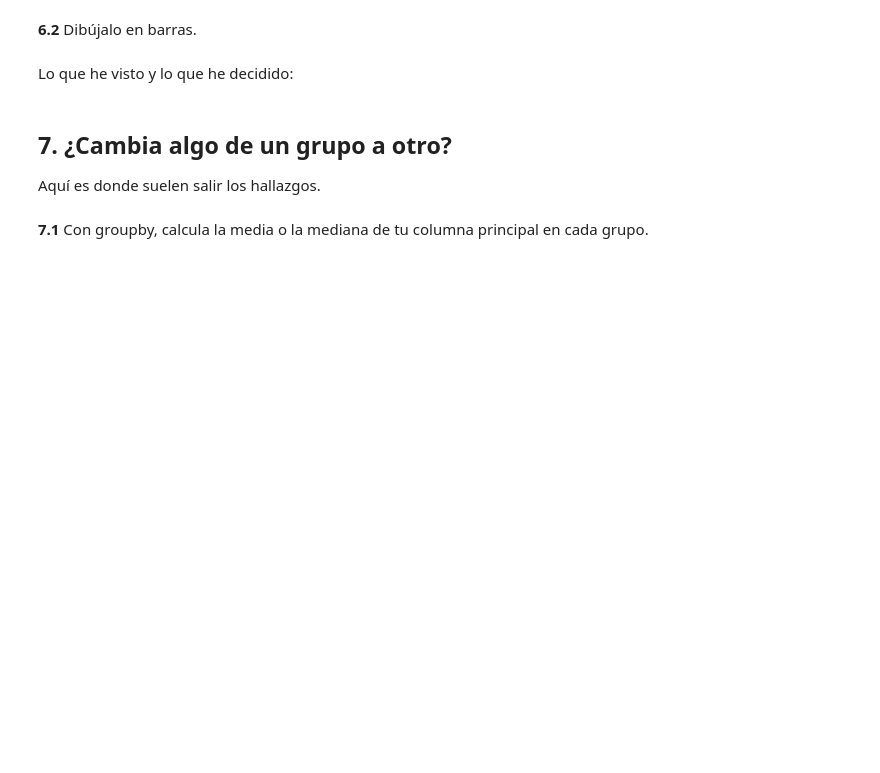
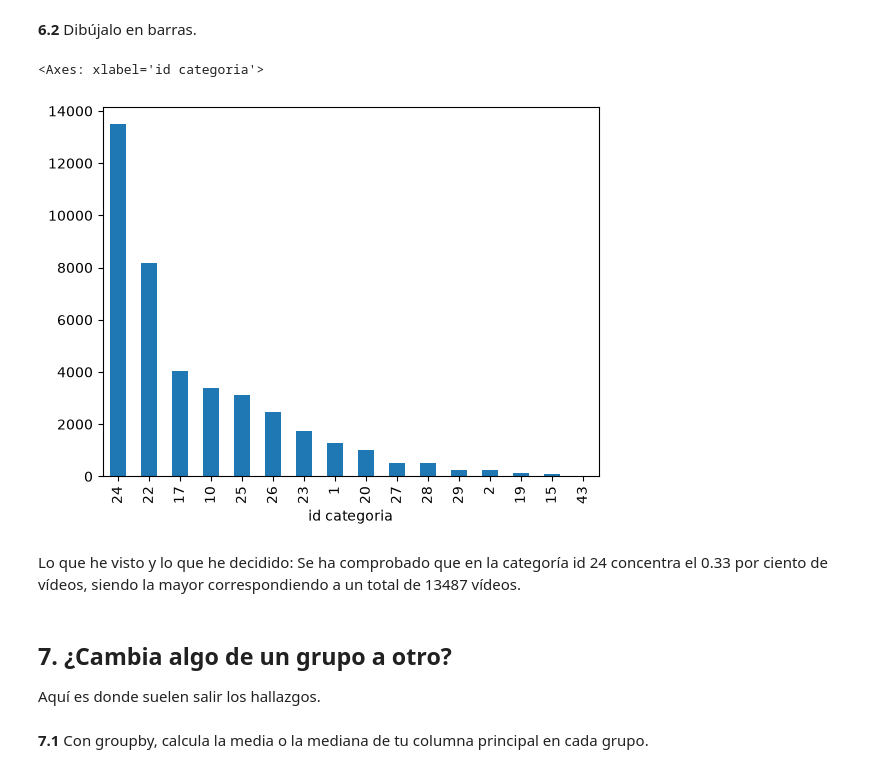
Before and after one commit to Sebascode21/PROYECTO-1-YOUTUBE, a Jupyter notebook: proyecto-m1/eda.ipynb, the cells around one changed output. Drawn from its saved outputs; the diff is of its cells as text; code cells hidden in the pictures; blank space fills up the shorter version.

```diff
--- a/proyecto-m1/eda.ipynb
+++ b/proyecto-m1/eda.ipynb
@@ -96,7 +393,12 @@ Cuántas filas hay de cada tipo.
 # %% [markdown]
 **6.2** Dibújalo en barras.
+# %%
+videos["id categoria"].value_counts().plot(kind="bar")
+# %% [output]
+<Axes: xlabel='id categoria'>
+[figure, added]
 # %% [markdown]
-Lo que he visto y lo que he decidido:
+Lo que he visto y lo que he decidido: Se ha comprobado que en la categoría id 24 concentra el 0.33 por ciento de vídeos, siendo la mayor correspondiendo a un total de 13487 vídeos.
 # %% [markdown]
 ## 7. ¿Cambia algo de un grupo a otro?
 
```
Also changed, not shown: parts of 39 cells of this notebook, 2 other files.
